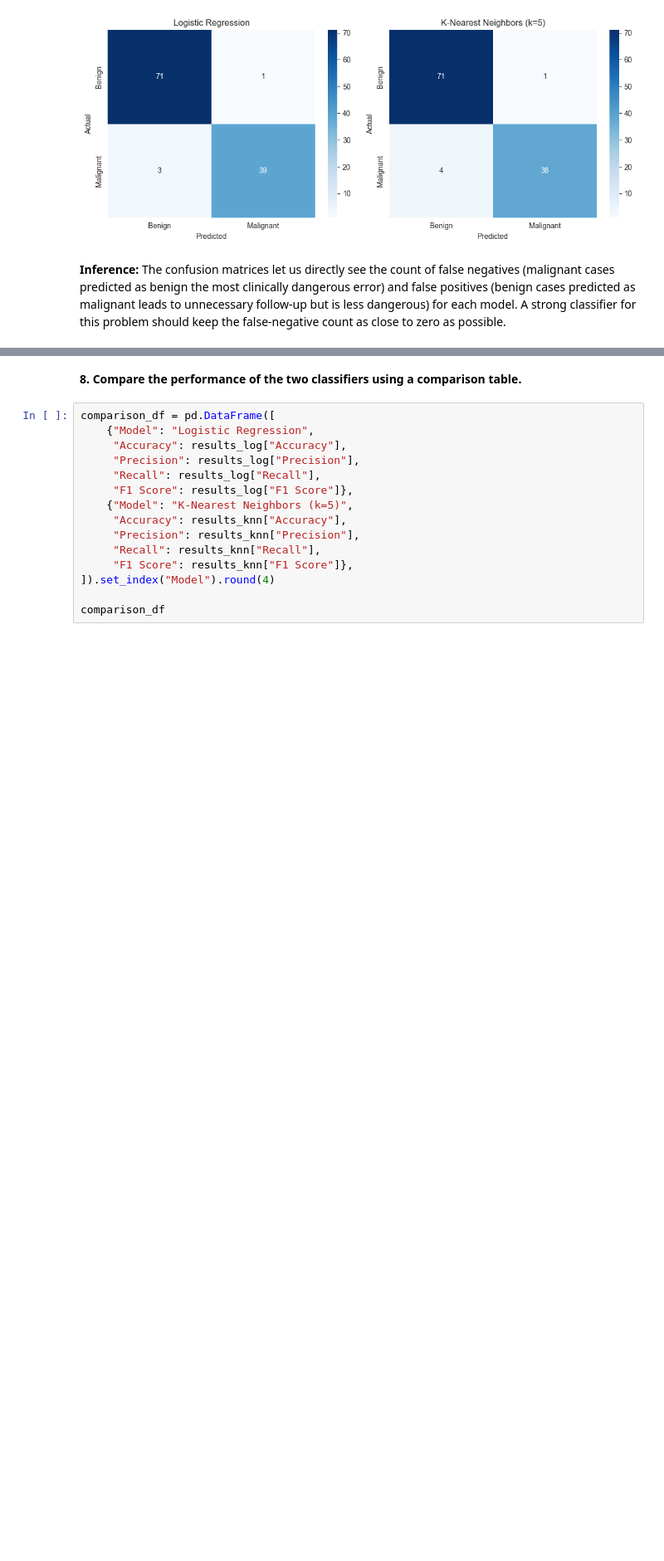
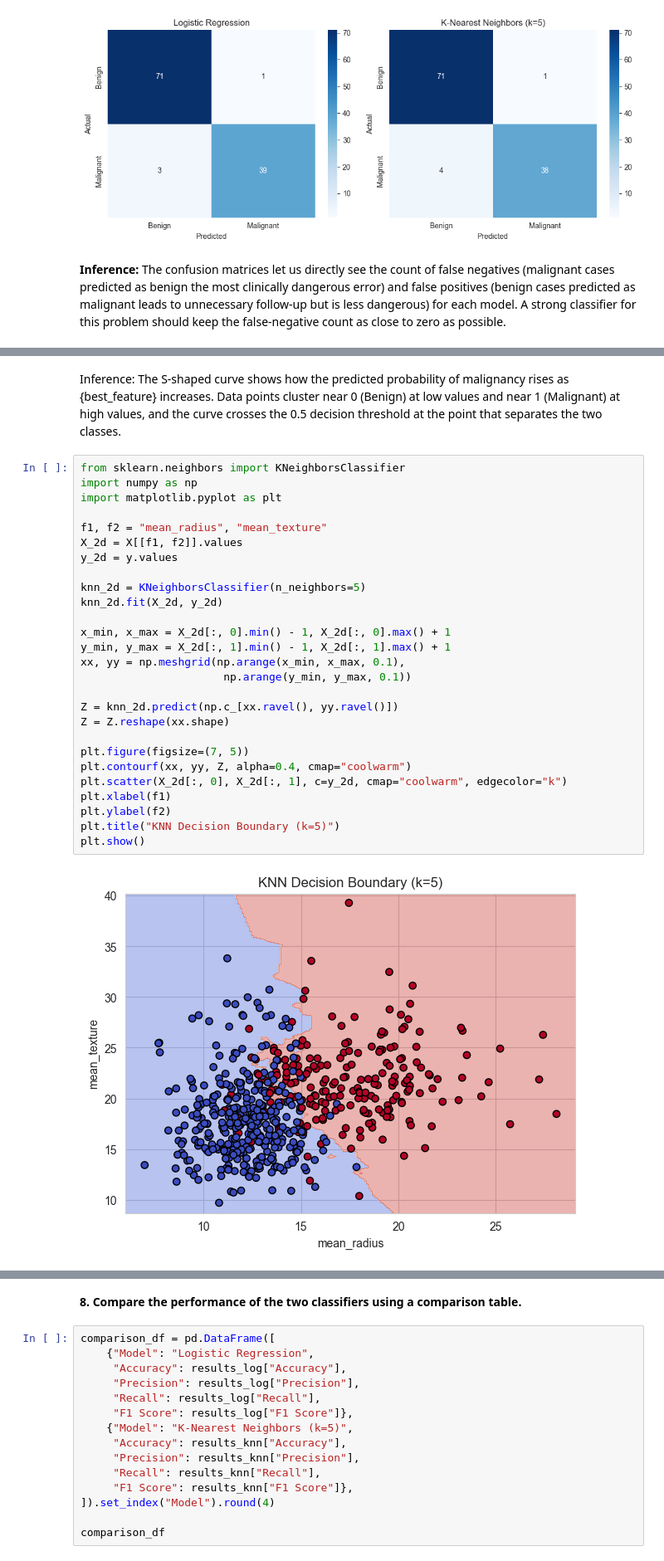
Before and after one commit to Dazai-arch/ML-Lab-2547210, a Jupyter notebook: lab6.ipynb, the cells around one changed output, grey strips where cells are left out. Shown at 83% size. Cells and saved outputs as stored; diff of their text form; blank space fills up the shorter version.

```diff
--- a/lab6.ipynb
+++ b/lab6.ipynb
@@ -329,0 +376,31 @@ problem should keep the false-negative count as close to zero as possible.
+# %% [markdown]
+Inference: The S-shaped curve shows how the predicted probability of malignancy rises as {best_feature} increases. Data points cluster near 0 (Benign) at low values and near 1 (Malignant) at high values, and the curve crosses the 0.5 decision threshold at the point that separates the two classes.
+# %%
+from sklearn.neighbors import KNeighborsClassifier
+import numpy as np
+import matplotlib.pyplot as plt
+
+f1, f2 = "mean_radius", "mean_texture"
+X_2d = X[[f1, f2]].values
+y_2d = y.values
+
+knn_2d = KNeighborsClassifier(n_neighbors=5)
+knn_2d.fit(X_2d, y_2d)
+
+x_min, x_max = X_2d[:, 0].min() - 1, X_2d[:, 0].max() + 1
+y_min, y_max = X_2d[:, 1].min() - 1, X_2d[:, 1].max() + 1
+xx, yy = np.meshgrid(np.arange(x_min, x_max, 0.1),
+                      np.arange(y_min, y_max, 0.1))
+
+Z = knn_2d.predict(np.c_[xx.ravel(), yy.ravel()])
+Z = Z.reshape(xx.shape)
+
+plt.figure(figsize=(7, 5))
+plt.contourf(xx, yy, Z, alpha=0.4, cmap="coolwarm")
+plt.scatter(X_2d[:, 0], X_2d[:, 1], c=y_2d, cmap="coolwarm", edgecolor="k")
+plt.xlabel(f1)
+plt.ylabel(f2)
+plt.title("KNN Decision Boundary (k=5)")
+plt.show()
+# %% [output]
+[figure, added]
```
Also changed, not shown: parts of 3 cells of this notebook.
